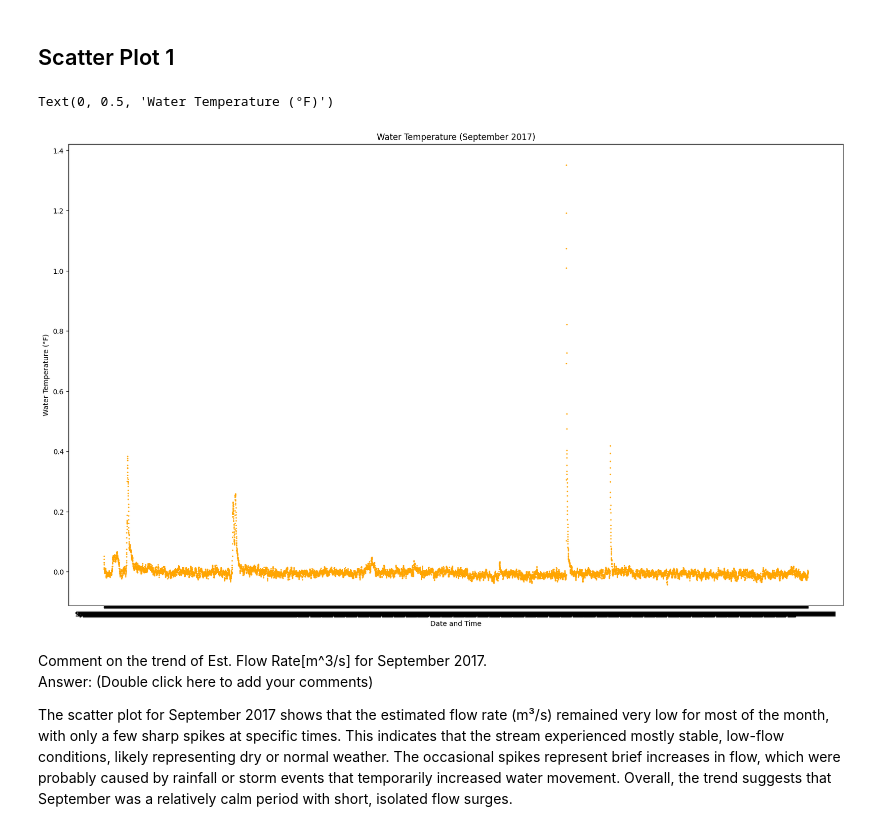
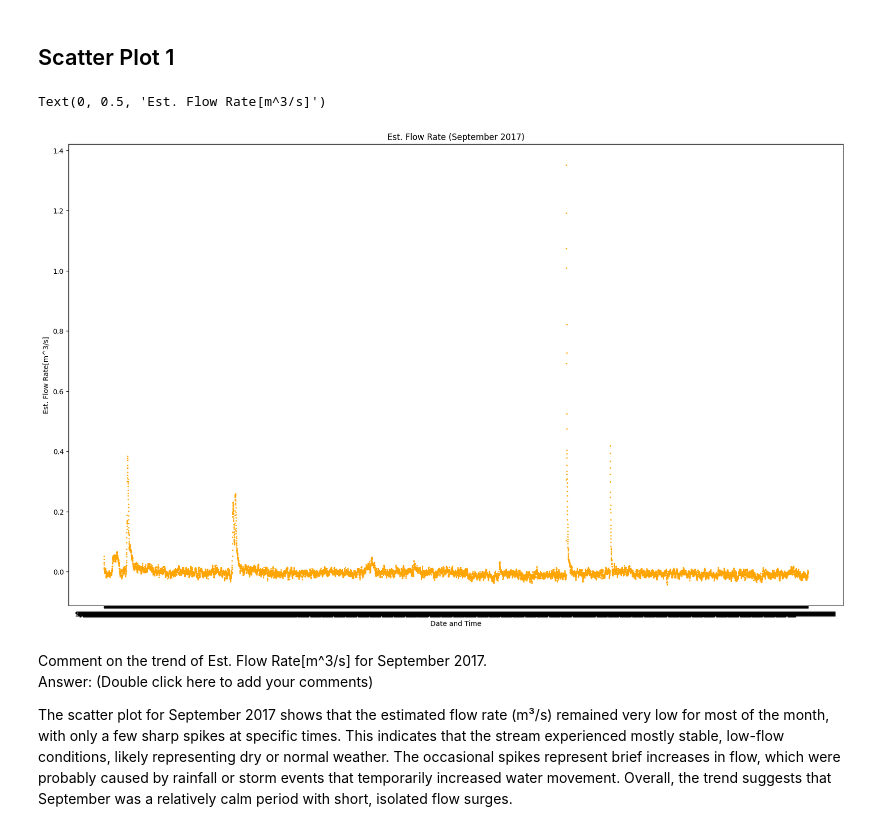
Before and after one commit to pcizediuno/DataScienceModule1, a Jupyter notebook: ISEN_370_Module_2_Project.ipynb, the cells around one changed output. Drawn from its saved outputs; the diff is of its cells as text; code cells hidden in the pictures.

```diff
--- a/ISEN_370_Module_2_Project.ipynb
+++ b/ISEN_370_Module_2_Project.ipynb
@@ -66,12 +66,12 @@ Generate **two** scatter plots: one for the estimated flow rate data in Septembe
 # %%
 plt.figure(figsize=(20, 12))
 plt.scatter(lewas_sep["Date and Time"], lewas_sep["Est. Flow Rate[m^3/s]"], s=1, color='orange')
-plt.title("Water Temperature (September 2017)")
+plt.title("Est. Flow Rate (September 2017)")
 plt.xlabel("Date and Time")
-plt.ylabel("Water Temperature (°F)")
+plt.ylabel("Est. Flow Rate[m^3/s]")
 # %% [output]
-Text(0, 0.5, 'Water Temperature (°F)')
+Text(0, 0.5, 'Est. Flow Rate[m^3/s]')
-[figure, old version]
+[figure, new version]
 # %% [markdown]
 Comment on the trend of Est. Flow Rate[m^3/s] for September 2017.
 <br>
```
Also changed, not shown: parts of 1 cell of this notebook.
